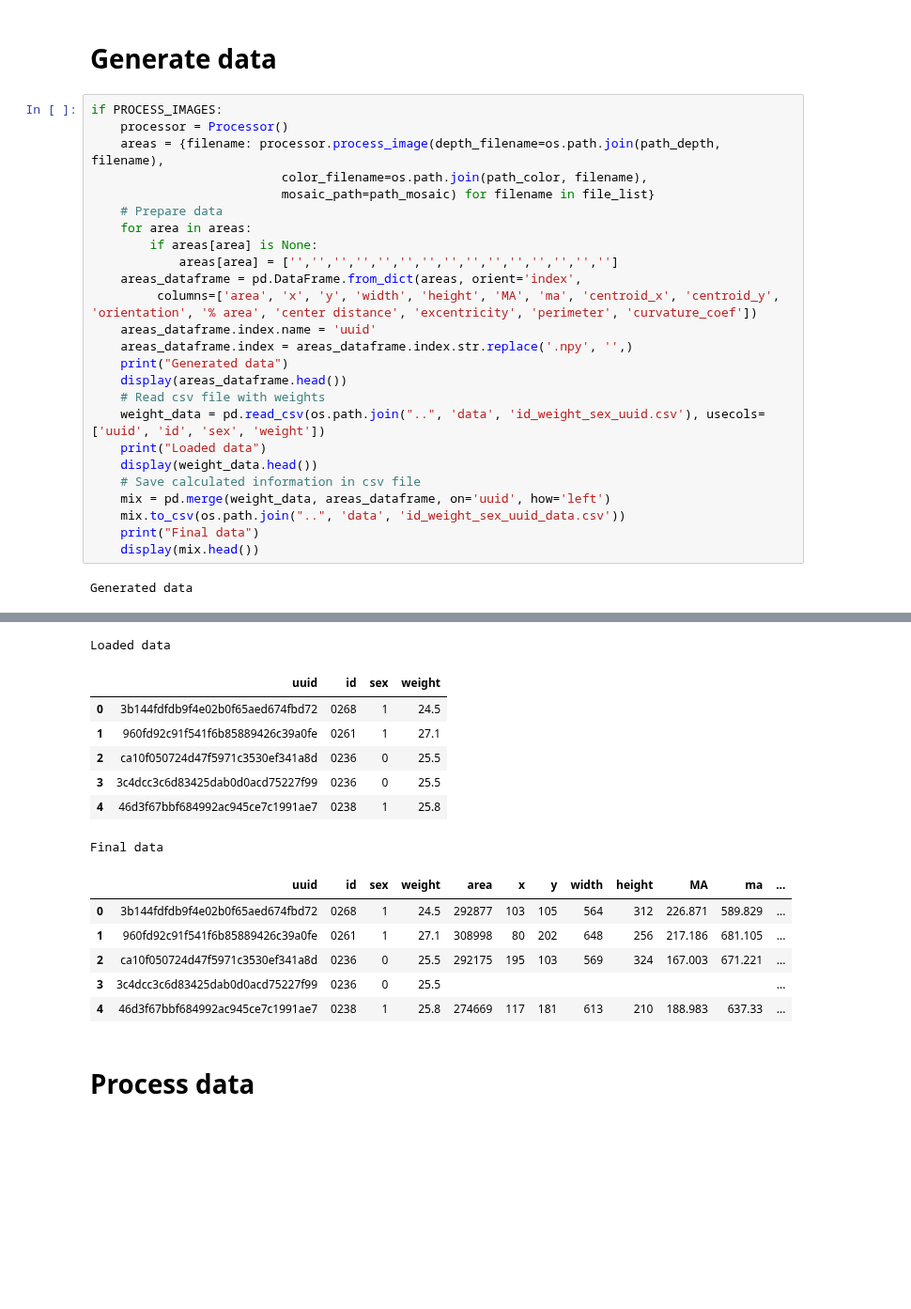
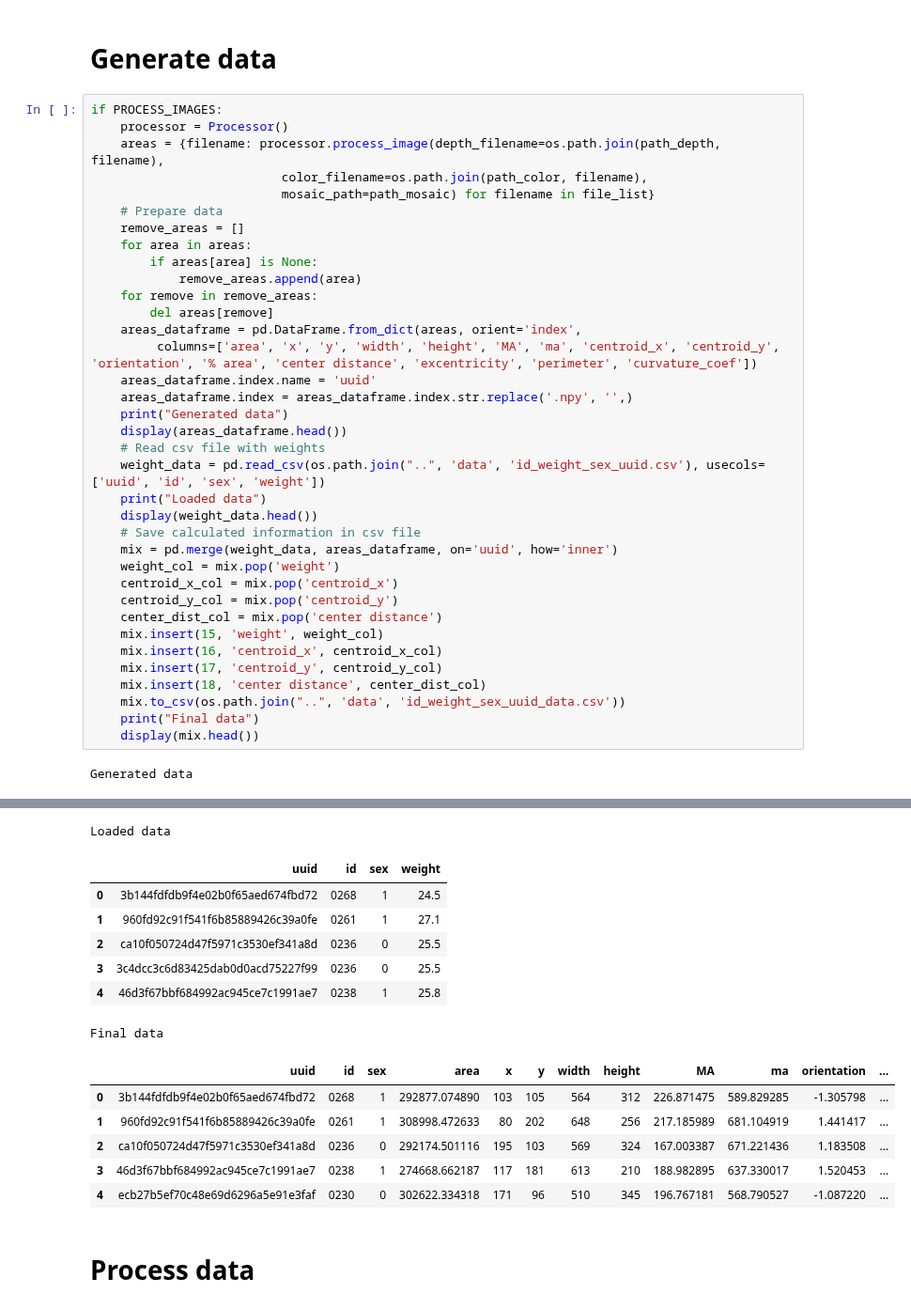
Before and after one commit to ULE-Informatica/morfologia-unizar-ule, a Jupyter notebook: scripts/process_images_to_create_csv_dataset.ipynb, the cells around one changed output, grey strips where cells are left out. Shown at 94% size. Saved outputs shown, nothing was run; the diff lists cells and outputs as text; blank space fills up the shorter version.

Commit message:
Generate data regressors

```diff
--- a/scripts/process_images_to_create_csv_dataset.ipynb
+++ b/scripts/process_images_to_create_csv_dataset.ipynb
@@ -56,9 +66,12 @@ if PROCESS_IMAGES:
                           color_filename=os.path.join(path_color, filename),
                           mosaic_path=path_mosaic) for filename in file_list}
     # Prepare data
+    remove_areas = []
     for area in areas:
         if areas[area] is None:
-            areas[area] = ['','','','','','','','','','','','','','','']
+            remove_areas.append(area)
+    for remove in remove_areas:
+        del areas[remove]
     areas_dataframe = pd.DataFrame.from_dict(areas, orient='index',
          columns=['area', 'x', 'y', 'width', 'height', 'MA', 'ma', 'centroid_x', 'centroid_y', 'orientation', '% area', 'center distance', 'excentricity', 'perimeter', 'curvature_coef'])
     areas_dataframe.index.name = 'uuid'
@@ -70,7 +83,15 @@ if PROCESS_IMAGES:
     print("Loaded data")
     display(weight_data.head())
     # Save calculated information in csv file
-    mix = pd.merge(weight_data, areas_dataframe, on='uuid', how='left')
+    mix = pd.merge(weight_data, areas_dataframe, on='uuid', how='inner')
+    weight_col = mix.pop('weight')
+    centroid_x_col = mix.pop('centroid_x')
+    centroid_y_col = mix.pop('centroid_y')
+    center_dist_col = mix.pop('center distance')
+    mix.insert(15, 'weight', weight_col)
+    mix.insert(16, 'centroid_x', centroid_x_col)
+    mix.insert(17, 'centroid_y', centroid_y_col)
+    mix.insert(18, 'center distance', center_dist_col)
     mix.to_csv(os.path.join("..", 'data', 'id_weight_sex_uuid_data.csv'))
     print("Final data")
     display(mix.head())
@@ -86,16 +107,16 @@ Generated data
 Loaded data
 |  | uuid | id | sex | weight |
 | 0 | 3b144fdfdb9f4e02b0f65aed674fbd72 | 0268 | 1 | 24.5 |
 | 1 | 960fd92c91f541f6b85889426c39a0fe | 0261 | 1 | 27.1 |
 | 2 | ca10f050724d47f5971c3530ef341a8d | 0236 | 0 | 25.5 |
 | 3 | 3c4dcc3c6d83425dab0d0acd75227f99 | 0236 | 0 | 25.5 |
 | 4 | 46d3f67bbf684992ac945ce7c1991ae7 | 0238 | 1 | 25.8 |
 Final data
-|  | uuid | id | sex | weight | area | x | y | width | height | MA | ma | ... |
-| 0 | 3b144fdfdb9f4e02b0f65aed674fbd72 | 0268 | 1 | 24.5 | 292877 | 103 | 105 | 564 | 312 | 226.871 | 589.829 | ... |
-| 1 | 960fd92c91f541f6b85889426c39a0fe | 0261 | 1 | 27.1 | 308998 | 80 | 202 | 648 | 256 | 217.186 | 681.105 | ... |
-| 2 | ca10f050724d47f5971c3530ef341a8d | 0236 | 0 | 25.5 | 292175 | 195 | 103 | 569 | 324 | 167.003 | 671.221 | ... |
-| 3 | 3c4dcc3c6d83425dab0d0acd75227f99 | 0236 | 0 | 25.5 |  |  |  |  |  |  |  | ... |
-| 4 | 46d3f67bbf684992ac945ce7c1991ae7 | 0238 | 1 | 25.8 | 274669 | 117 | 181 | 613 | 210 | 188.983 | 637.33 | ... |
+|  | uuid | id | sex | area | x | y | width | height | MA | ma | orientation | ... |
+| 0 | 3b144fdfdb9f4e02b0f65aed674fbd72 | 0268 | 1 | 292877.074890 | 103 | 105 | 564 | 312 | 226.871475 | 589.829285 | -1.305798 | ... |
+| 1 | 960fd92c91f541f6b85889426c39a0fe | 0261 | 1 | 308998.472633 | 80 | 202 | 648 | 256 | 217.185989 | 681.104919 | 1.441417 | ... |
+| 2 | ca10f050724d47f5971c3530ef341a8d | 0236 | 0 | 292174.501116 | 195 | 103 | 569 | 324 | 167.003387 | 671.221436 | 1.183508 | ... |
+| 3 | 46d3f67bbf684992ac945ce7c1991ae7 | 0238 | 1 | 274668.662187 | 117 | 181 | 613 | 210 | 188.982895 | 637.330017 | 1.520453 | ... |
+| 4 | ecb27b5ef70c48e69d6296a5e91e3faf | 0230 | 0 | 302622.334318 | 171 | 96 | 510 | 345 | 196.767181 | 568.790527 | -1.087220 | ... |
 # %% [markdown]
 # Process data
```
Also changed, not shown: parts of 6 cells of this notebook, 4 other files.
